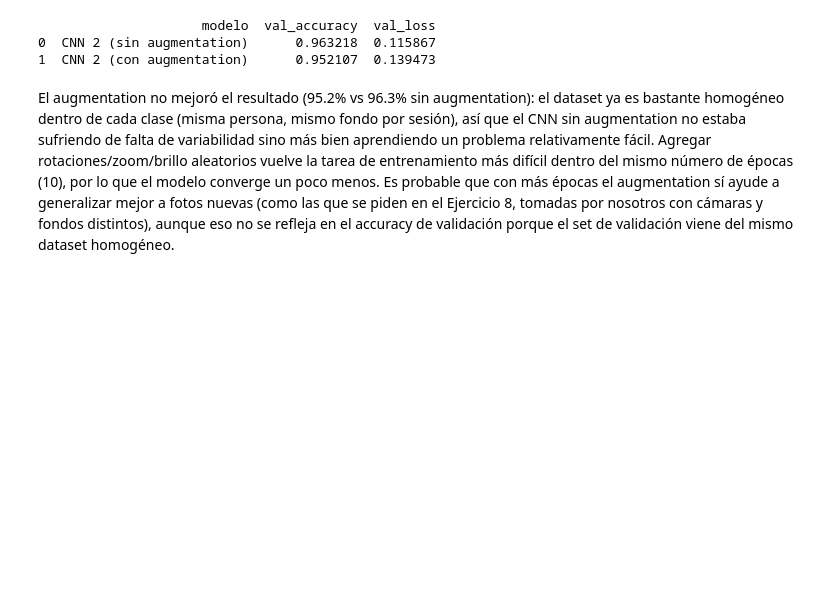
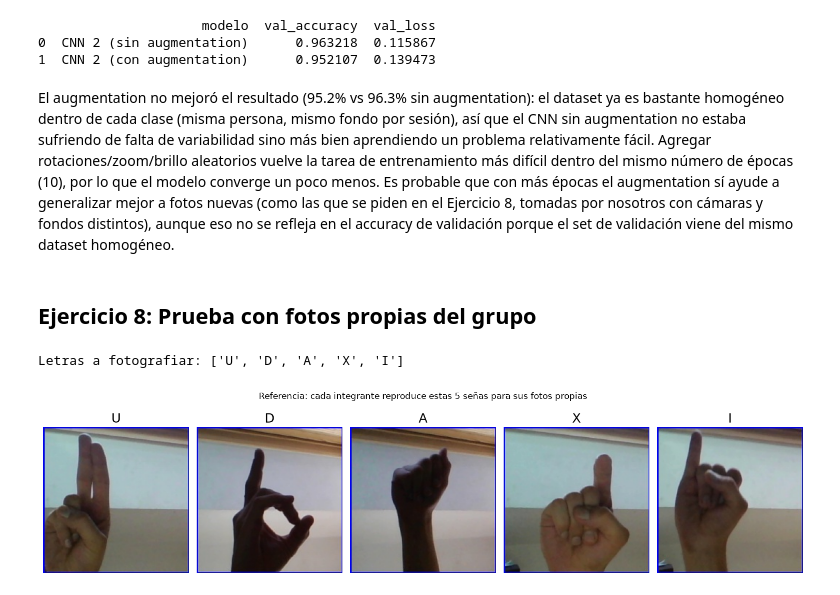
Before and after one commit to Hugo2049/Laboratorio-3-data-science, a Jupyter notebook: Laboratorio3_ASL.ipynb, the cells around one changed output. Cells and saved outputs as stored; diff of their text form; code cells hidden in the pictures; blank space fills up the shorter version.

Commit message:
feat: fotos de muestra y nuestras

```diff
--- a/Laboratorio3_ASL.ipynb
+++ b/Laboratorio3_ASL.ipynb
@@ -702,3 +702,23 @@ print(comparacion_aug)
 1  CNN 2 (con augmentation)      0.952107  0.139473
 # %% [markdown]
 El augmentation no mejoró el resultado (95.2% vs 96.3% sin augmentation): el dataset ya es bastante homogéneo dentro de cada clase (misma persona, mismo fondo por sesión), así que el CNN sin augmentation no estaba sufriendo de falta de variabilidad sino más bien aprendiendo un problema relativamente fácil. Agregar rotaciones/zoom/brillo aleatorios vuelve la tarea de entrenamiento más difícil dentro del mismo número de épocas (10), por lo que el modelo converge un poco menos. Es probable que con más épocas el augmentation sí ayude a generalizar mejor a fotos nuevas (como las que se piden en el Ejercicio 8, tomadas por nosotros con cámaras y fondos distintos), aunque eso no se refleja en el accuracy de validación porque el set de validación viene del mismo dataset homogéneo.
+# %% [markdown]
+## Ejercicio 8: Prueba con fotos propias del grupo
+# %%
+random.seed(42)
+letras_prueba = random.sample([c for c in clases if c not in ("space", "del", "nothing")], 5)
+print("Letras a fotografiar:", letras_prueba)
+
+fig, axes = plt.subplots(1, 5, figsize=(15, 4))
+for ax, letra in zip(axes, letras_prueba):
+    archivo = os.listdir(train_dir + letra)[0]
+    imagen = imread(train_dir + letra + "/" + archivo)
+    ax.imshow(imagen)
+    ax.set_title(letra, fontsize=18)
+    ax.axis("off")
+plt.suptitle("Referencia: cada integrante reproduce estas 5 señas para sus fotos propias")
+plt.tight_layout()
+plt.show()
+# %% [output]
+Letras a fotografiar: ['U', 'D', 'A', 'X', 'I']
+[figure, added]
```
Also changed, not shown: parts of 4 cells of this notebook, 13 other files.
